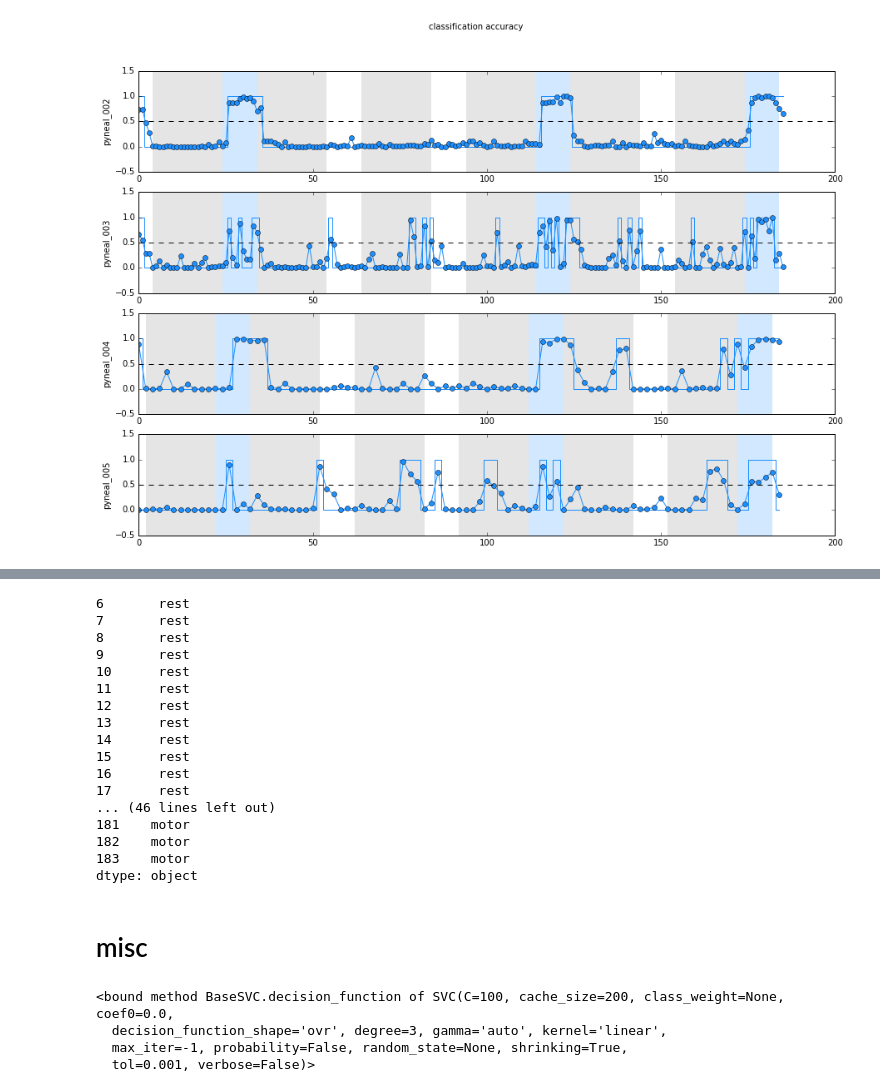
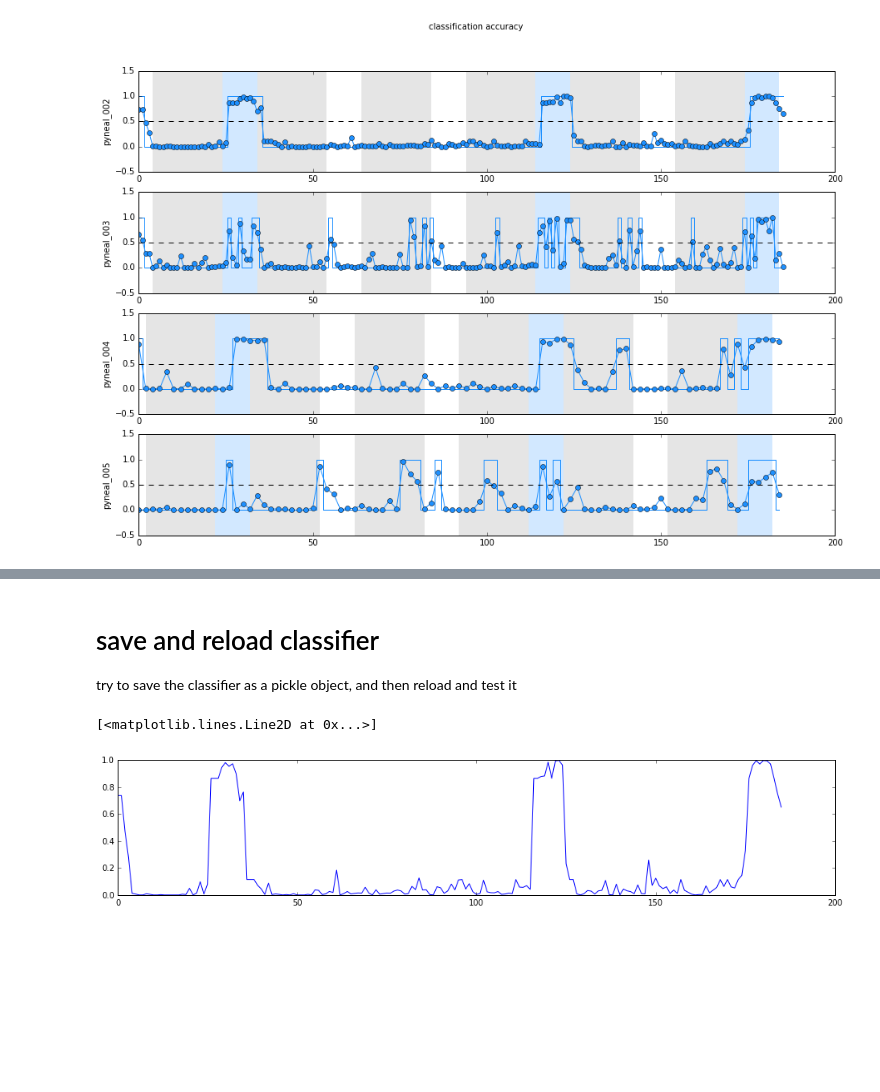
Before and after one commit to jeffmacinnes/b2b, a Jupyter notebook: analysis/subject001_multivoxel.ipynb, the cells around one changed output, grey strips where cells are left out. Drawn from its saved outputs; the diff is of its cells as text; code cells hidden in the pictures; blank space fills up the shorter version.

```diff
--- a/analysis/subject001_multivoxel.ipynb
+++ b/analysis/subject001_multivoxel.ipynb
@@ -411,29 +368,3 @@ Use this approach to predict the probability of each class on each time pt of su
-# %%
-labels
-# %% [output]
-6       rest
-7       rest
-8       rest
-9       rest
-10      rest
-11      rest
-12      rest
-13      rest
-14      rest
-15      rest
-16      rest
-17      rest
-... (46 lines left out)
-181    motor
-182    motor
-183    motor
-dtype: object
-# %% [markdown]
-# misc
-# %%
-svc.decision_function
-# %% [output]
-<bound method BaseSVC.decision_function of SVC(C=100, cache_size=200, class_weight=None, coef0=0.0,
-  decision_function_shape='ovr', degree=3, gamma='auto', kernel='linear',
-  max_iter=-1, probability=False, random_state=None, shrinking=True,
-  tol=0.001, verbose=False)>
+# %% [markdown]
+# save and reload classifier
+try to save the classifier as a pickle object, and then reload and test it
@@ -439,0 +373,9 @@ svc.decision_function
+# %%
+# comparison data for after saving and reloading the classifier
+classes, probs = classifyRun('pyneal_002', mask, clf)
+
+plt.figure(figsize=(16,3))
+plt.plot(probs)
+# %% [output]
+[<matplotlib.lines.Line2D at 0x...>]
+[figure, added]
```
Also changed, not shown: parts of 15 cells of this notebook, 4 other files.
